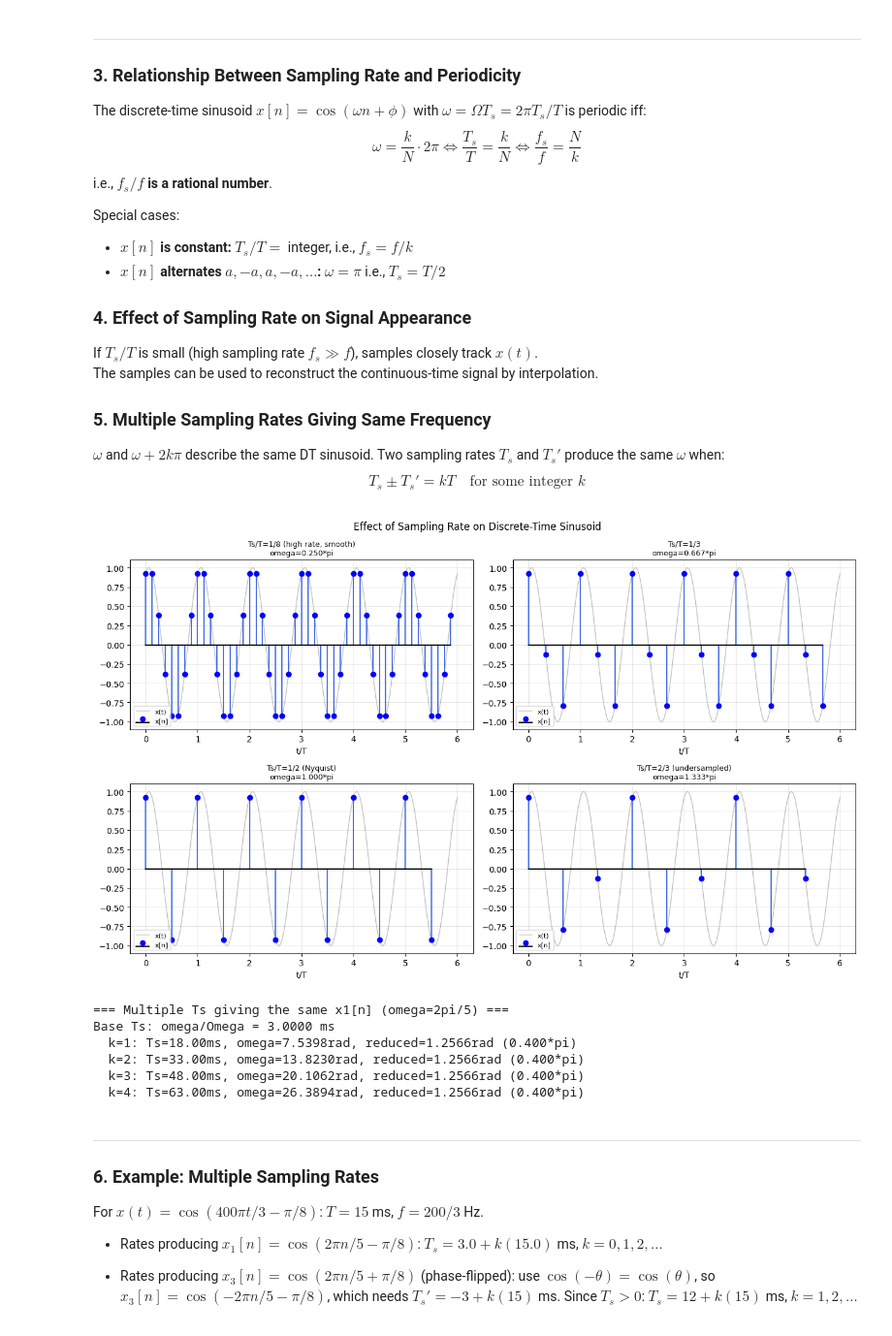
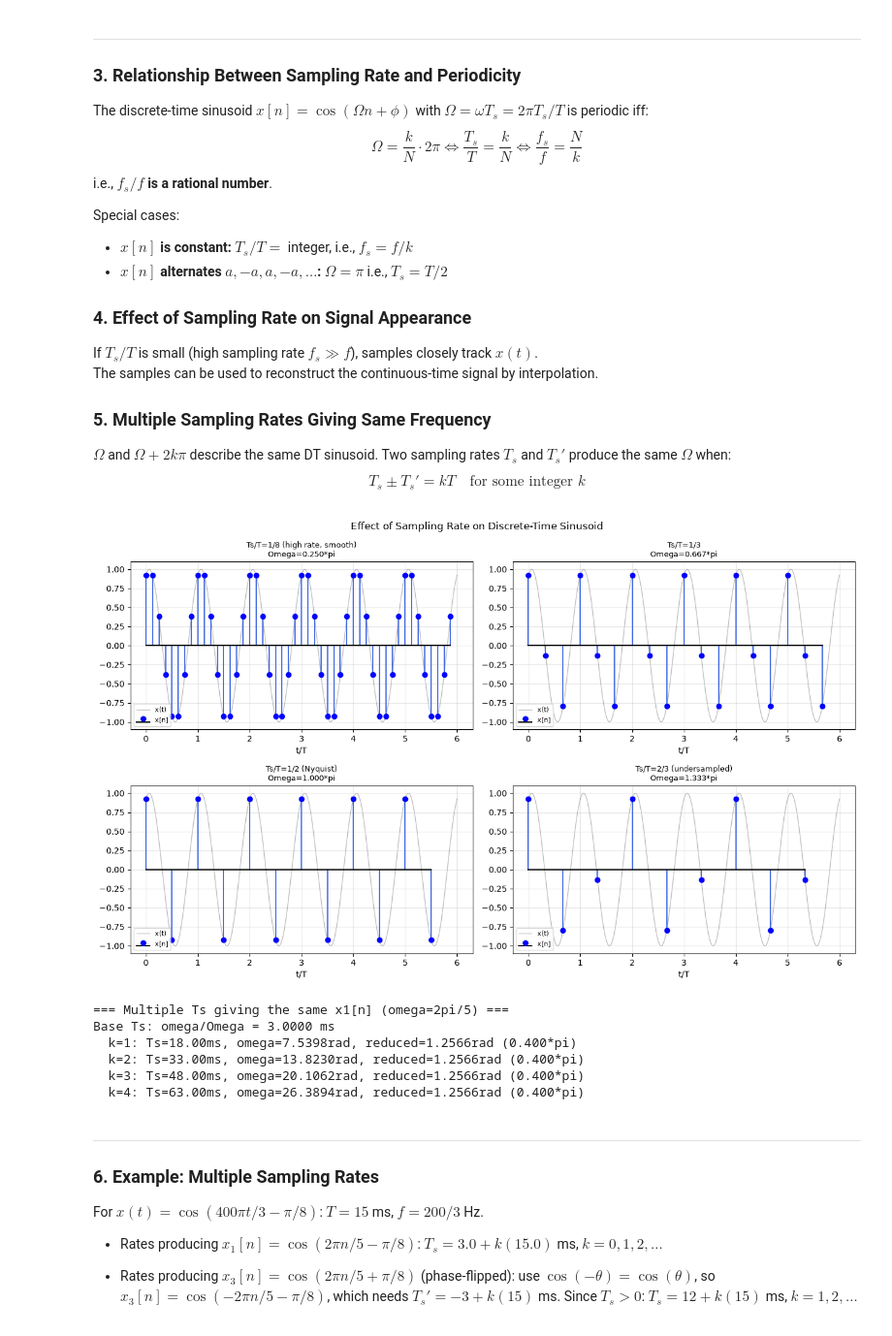
Before and after one commit to scular-HCC/scular-HCC.github.io, a Jupyter notebook: Signals/Jupyter_Notebooks/Lecture_05_SamplingContinuous-timeSinusoids.ipynb, the cells around one changed output. Shown at 97% size. Saved outputs shown, nothing was run; the diff lists cells and outputs as text; code cells hidden in the pictures.

```diff
--- a/Signals/Jupyter_Notebooks/Lecture_05_SamplingContinuous-timeSinusoids.ipynb
+++ b/Signals/Jupyter_Notebooks/Lecture_05_SamplingContinuous-timeSinusoids.ipynb
@@ -73,14 +77,14 @@ Rate 2: Ts=5.0 ms, omega2=Omega*Ts2=2.0944 rad = 2pi/3=2.0944
 ---
 ### 3. Relationship Between Sampling Rate and Periodicity
 
-The discrete-time sinusoid $x[n]=\cos(\omega n+\phi)$ with $\omega=\Omega T_s = 2\pi T_s/T$ is periodic iff:
-$$\omega = \frac{k}{N}\cdot 2\pi \iff \frac{T_s}{T} = \frac{k}{N} \iff \frac{f_s}{f} = \frac{N}{k}$$
+The discrete-time sinusoid $x[n]=\cos(\Omega n+\phi)$ with $\Omega=\omega T_s = 2\pi T_s/T$ is periodic iff:
+$$\Omega = \frac{k}{N}\cdot 2\pi \iff \frac{T_s}{T} = \frac{k}{N} \iff \frac{f_s}{f} = \frac{N}{k}$$
 
 i.e., **$f_s/f$ is a rational number**.
 
 Special cases:
 - **$x[n]$ is constant:** $T_s/T = $ integer, i.e., $f_s = f/k$
-- **$x[n]$ alternates $a, -a, a, -a, \ldots$:** $\omega = \pi$ i.e., $T_s = T/2$
+- **$x[n]$ alternates $a, -a, a, -a, \ldots$:** $\Omega = \pi$ i.e., $T_s = T/2$
 
 ### 4. Effect of Sampling Rate on Signal Appearance
 
@@ -89,7 +93,7 @@ The samples can be used to reconstruct the continuous-time signal by interpolati
 
 ### 5. Multiple Sampling Rates Giving Same Frequency
 
-$\omega$ and $\omega + 2k\pi$ describe the same DT sinusoid. Two sampling rates $T_s$ and $T_s'$ produce the same $\omega$ when:
+$\Omega$ and $\Omega + 2k\pi$ describe the same DT sinusoid. Two sampling rates $T_s$ and $T_s'$ produce the same $\Omega$ when:
 $$T_s \pm T_s' = k T \quad \text{for some integer } k$$
 # %%
 # Demonstrate effect of sampling rate
@@ -103,35 +107,35 @@ x_ct = np.cos(Omega*t + phi)
 sampling_fracs = [1/8, 1/3, 1/2, 2/3]  # Ts/T
 titles = ['Ts/T=1/8 (high rate, smooth)', 'Ts/T=1/3', 'Ts/T=1/2 (Nyquist)', 'Ts/T=2/3 (undersampled)']
 
 for ax, frac, title in zip(axes.flat, sampling_fracs, titles):
     Ts = frac * T
     omega = Omega * Ts
     n_max = int(6*T/Ts)
     n = np.arange(n_max)
     tn = n * Ts
     xn = np.cos(omega*n + phi)
     ax.plot(t/T, x_ct, 'gray', lw=1, alpha=0.5, label='x(t)')
     ax.stem(tn/T, xn, linefmt='royalblue', markerfmt='bo', basefmt='k', label=f'x[n]')
-    ax.set_title(f'{title}\nomega={omega/np.pi:.3f}*pi', fontsize=9)
+    ax.set_title(f'{title}\nOmega={omega/np.pi:.3f}*pi', fontsize=9)
     ax.set_xlabel('t/T'); ax.legend(fontsize=8); ax.grid(True,alpha=0.3)
 
 plt.suptitle('Effect of Sampling Rate on Discrete-Time Sinusoid', fontsize=12)
 plt.tight_layout(); plt.show()
 
 # Multiple rates giving same omega
 print('=== Multiple Ts giving the same x1[n] (omega=2pi/5) ===')
 omega_target = 2*np.pi/5
 Ts_base = omega_target / Omega
 print(f'Base Ts: omega/Omega = {Ts_base*1000:.4f} ms')
 for k in range(1,5):
     Ts_k = Ts_base + k*T
     omega_k = Omega * Ts_k
     # Reduce omega_k to [0, pi]
     omega_k_red = omega_k % (2*np.pi)
     if omega_k_red > np.pi: omega_k_red = 2*np.pi - omega_k_red
     print(f'  k={k}: Ts={Ts_k*1000:.2f}ms, omega={omega_k:.4f}rad, reduced={omega_k_red:.4f}rad ({omega_k_red/np.pi:.3f}*pi)')
 # %% [output]
-[figure, old version]
+[figure, new version]
 === Multiple Ts giving the same x1[n] (omega=2pi/5) ===
 Base Ts: omega/Omega = 3.0000 ms
   k=1: Ts=18.00ms, omega=7.5398rad, reduced=1.2566rad (0.400*pi)
```
Also changed, not shown: parts of 4 cells of this notebook, 27 other files.
